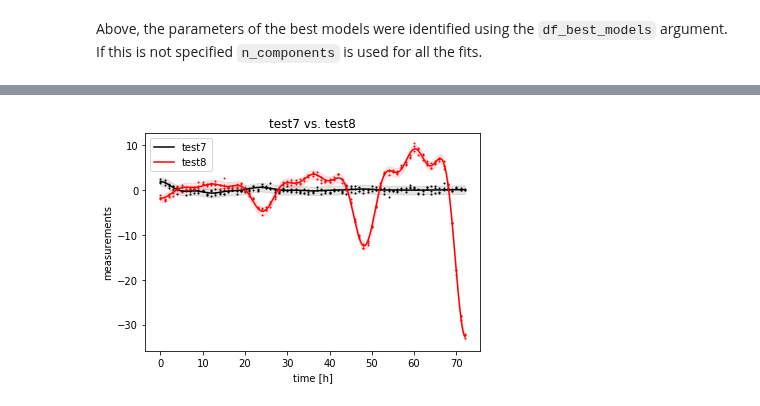
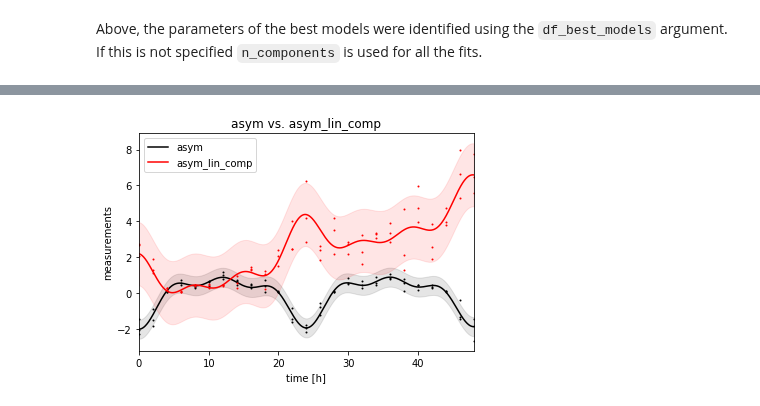
Before and after one commit to mmoskon/CosinorPy, a Jupyter notebook: demo_independent_nonlin.ipynb, the cells around one changed output, grey strips where cells are left out. Saved outputs shown, nothing was run; the diff lists cells and outputs as text; code cells hidden in the pictures.

```diff
--- a/demo_independent_nonlin.ipynb
+++ b/demo_independent_nonlin.ipynb
@@ -78,3 +114,5 @@ pairs = [("test5", "test6"),("test7", "test8")]
+# %%
+pairs = [("sym", "sym_lin_comp"),("asym", "asym_lin_comp"), ("sym_damped", "sym_forced"), ("asym_damped", "asym_forced")]
 # %% [markdown]
 Then, we can run the wrapper function that uses the same model:
 # %%
@@ -113,5 +153,5 @@ A better fit would be obtained in some cases (e.g., test7 and test8) if a multic
 # %% [markdown]
 We can use a wrapper function that automatically identifies the optimal number of components for each dataset, and plots and stores the results in a data frame.
 # %%
-df_best_models = cosinor_nonlin.fit_generalized_cosinor_n_comp_group_best(df, period=24, n_components = [1,2,3,4], plot=True)
+df_best_models = cosinor_nonlin.fit_generalized_cosinor_n_comp_group_best(df, period=24, n_components = [1,2,3], plot=True)#, folder="nonlin_gen_models")
 # %% [output]
@@ -131,5 +192,5 @@ df_best_models
 # %% [markdown]
 Alternatively, we can also fix the number of components to the same value for all datasets:
 # %%
-df_4comp_models = cosinor_nonlin.fit_generalized_cosinor_n_comp_group(df, period=24, n_components = 4, plot=True)
+df_3comp_models = cosinor_nonlin.fit_generalized_cosinor_n_comp_group(df, period=24, n_components = 3, plot=True)
 # %% [output]
@@ -182,3 +261,5 @@ pairs = [("test5", "test6"),("test7", "test8")]
+# %%
+pairs = [("sym", "sym_lin_comp"),("asym", "asym_lin_comp"), ("sym_damped", "sym_forced"), ("asym_damped", "asym_forced")]
 # %% [markdown]
 Then, we can run the analysis. To reduce the computing time, we can specify the bootstrap results obtained earlier (`df_bootstrap_single` parameter).
 # %%
@@ -210,5 +299,5 @@ df_bootstrap_compare2
 # %% [markdown]
 Above, the parameters of the best models were identified using the `df_best_models` argument. If this is not specified `n_components` is used for all the fits.
 # %%
-df_bootstrap_compare4 = cosinor_nonlin.compare_pairs_n_comp_bootstrap_group(df, pairs, n_components=4, period=24, bootstrap_size=100, plot=True)
+df_bootstrap_compare3 = cosinor_nonlin.compare_pairs_n_comp_bootstrap_group(df, pairs, n_components=3, period=24, bootstrap_size=100, plot=True)
 # %% [output]
@@ -216 +305 @@ df_bootstrap_compare4 = cosinor_nonlin.compare_pairs_n_comp_bootstrap_group(df,
-[figure, old version]
+[figure, new version]
```
Also changed, not shown: parts of 40 cells of this notebook, 9 other files.
